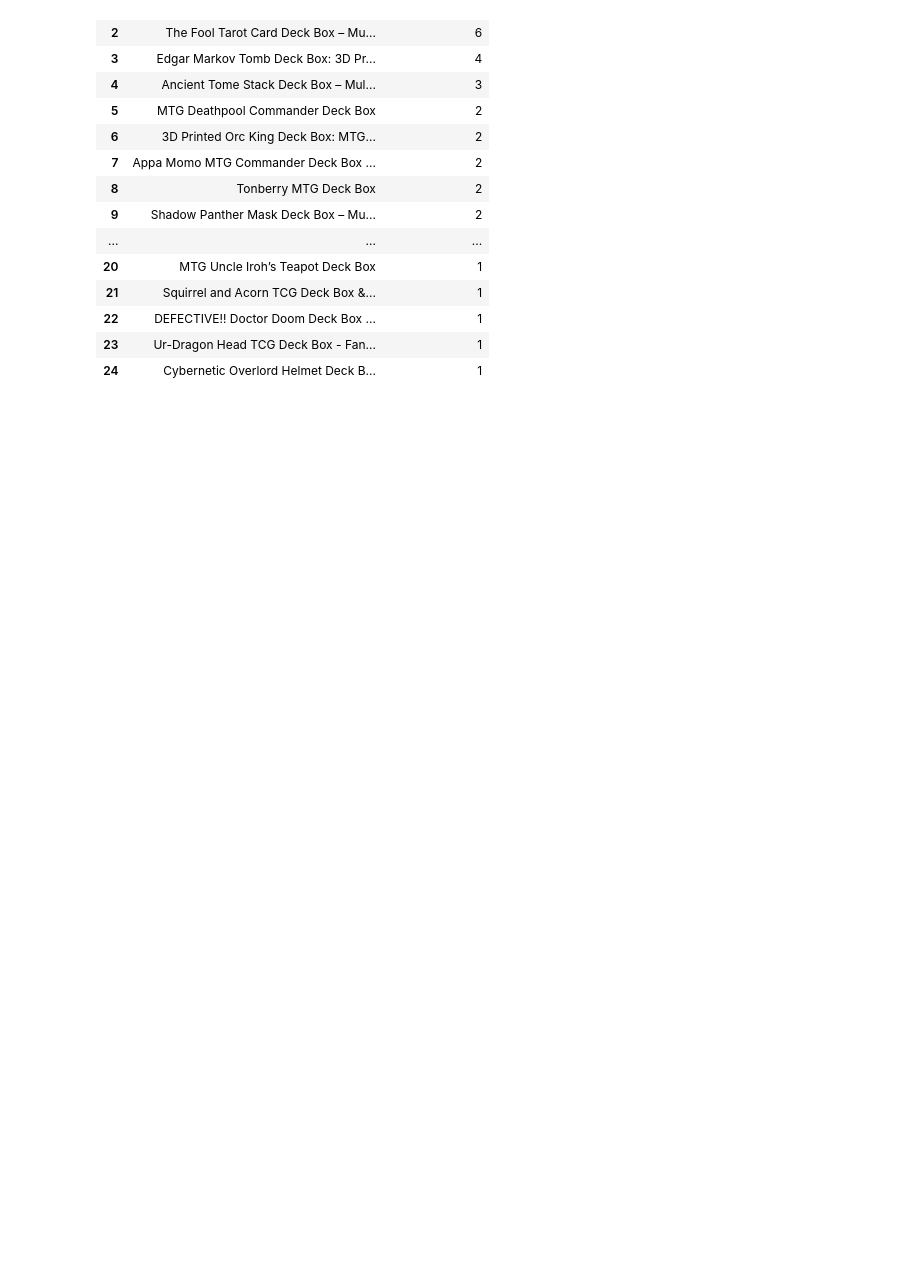
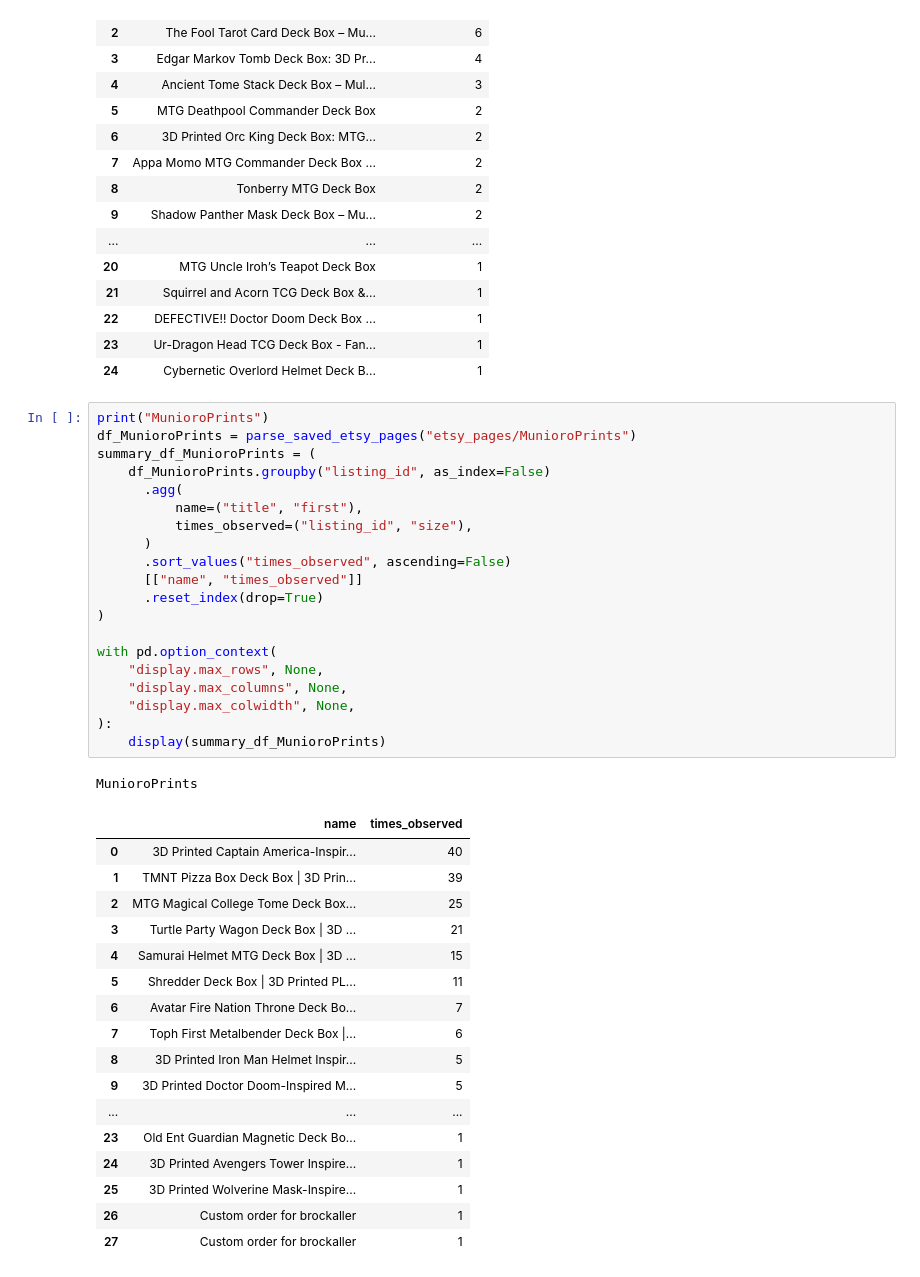
Before and after one commit to demetriusrauck/market_analysis, a Jupyter notebook: market_analysis.ipynb, the cells around one changed output. Saved outputs shown, nothing was run; the diff lists cells and outputs as text; blank space fills up the shorter version.

```diff
--- a/market_analysis.ipynb
+++ b/market_analysis.ipynb
@@ -437,3 +437,42 @@ ThatNerdGuyUK
 | 22 | DEFECTIVE!! Doctor Doom Deck Box ... | 1 |
 | 23 | Ur-Dragon Head TCG Deck Box - Fan... | 1 |
 | 24 | Cybernetic Overlord Helmet Deck B... | 1 |
+# %%
+print("MunioroPrints")
+df_MunioroPrints = parse_saved_etsy_pages("etsy_pages/MunioroPrints")
+summary_df_MunioroPrints = (
+    df_MunioroPrints.groupby("listing_id", as_index=False)
+      .agg(
+          name=("title", "first"),
+          times_observed=("listing_id", "size"),
+      )
+      .sort_values("times_observed", ascending=False)
+      [["name", "times_observed"]]
+      .reset_index(drop=True)
+)
+
+with pd.option_context(
+    "display.max_rows", None,
+    "display.max_columns", None,
+    "display.max_colwidth", None,
+):
+    display(summary_df_MunioroPrints)
+# %% [output]
+MunioroPrints
+|  | name | times_observed |
+| 0 | 3D Printed Captain America-Inspir... | 40 |
+| 1 | TMNT Pizza Box Deck Box | 3D Prin... | 39 |
+| 2 | MTG Magical College Tome Deck Box... | 25 |
+| 3 | Turtle Party Wagon Deck Box | 3D ... | 21 |
+| 4 | Samurai Helmet MTG Deck Box | 3D ... | 15 |
+| 5 | Shredder Deck Box | 3D Printed PL... | 11 |
+| 6 | Avatar Fire Nation Throne Deck Bo... | 7 |
+| 7 | Toph First Metalbender Deck Box |... | 6 |
+| 8 | 3D Printed Iron Man Helmet Inspir... | 5 |
+| 9 | 3D Printed Doctor Doom-Inspired M... | 5 |
+| ... | ... | ... |
+| 23 | Old Ent Guardian Magnetic Deck Bo... | 1 |
+| 24 | 3D Printed Avengers Tower Inspire... | 1 |
+| 25 | 3D Printed Wolverine Mask-Inspire... | 1 |
+| 26 | Custom order for brockaller | 1 |
+| 27 | Custom order for brockaller | 1 |
```
Also changed, not shown: 9 other files.
